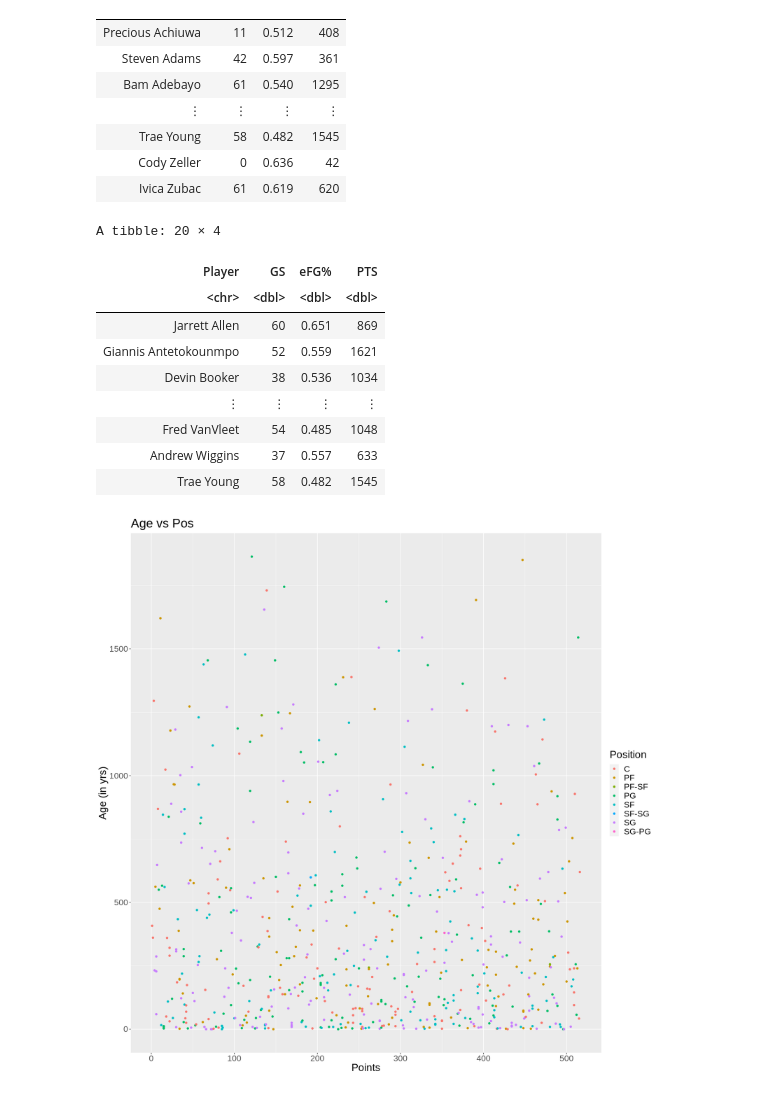
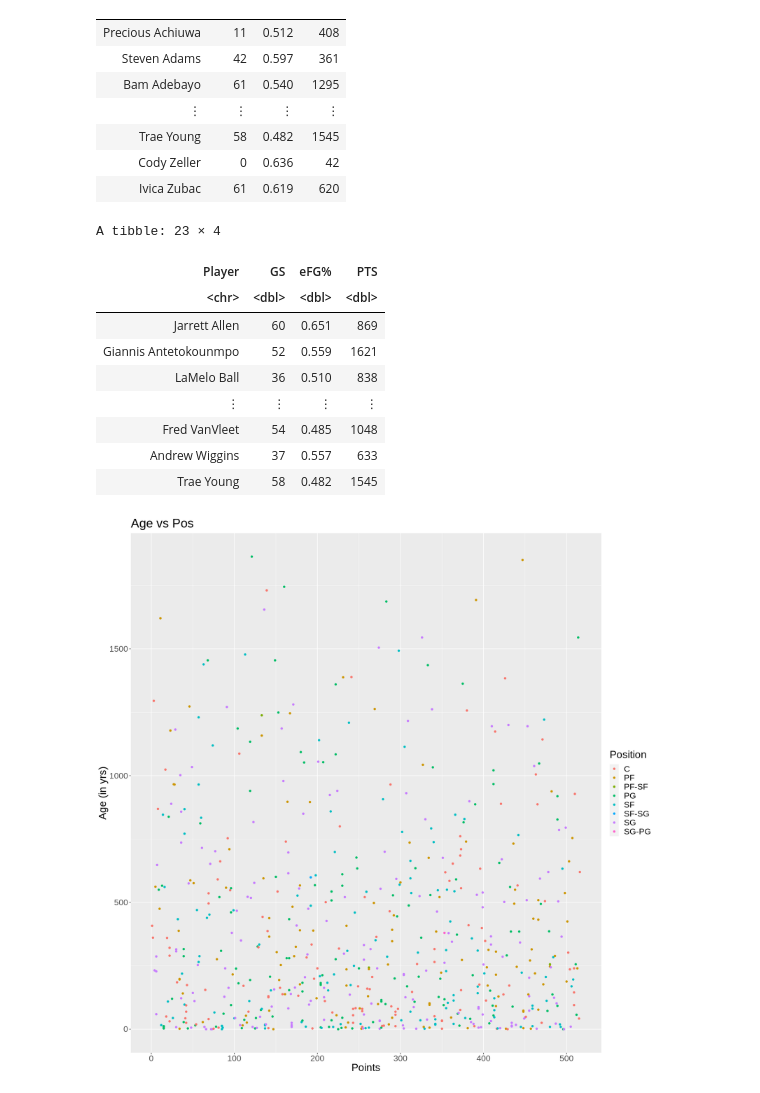
Before and after one commit to DrakenRaptor/Section006-28-Proposal, a Jupyter notebook: ProjectTrial.ipynb, the cells around one changed output. Cells and saved outputs as stored; diff of their text form; code cells hidden in the pictures.

Commit message:
Change the player's name for all star human readable

```diff
--- a/ProjectTrial.ipynb
+++ b/ProjectTrial.ipynb
@@ -84,36 +66,36 @@ A tibble: 644 × 4
 all_stars_2022 <- selected_vars |>
                   filter(Player == "Stephen Curry"|
                          Player == "LeBron James"|
                          Player == "Giannis Antetokounmpo"|
                          Player == "DeMar DeRozan"|
                          Player == "Nikola Jokić"|
                          Player == "Luka Dončić"|
                          Player == "Darius Garland"|
                          Player == "Jarrett Allen"|
                          Player == "Fred VanVleet"|
                          Player == "Jimmy Butler"|
                          Player == "Chris Paul"|
                          Player == "Joel Embiid"|
                          Player == "Jayson Tatum"|
                          Player == "Trae Young"|
                          Player == "Ja Morant"|
                          Player == "Andrew Wiggins"|
                          Player == "Devin Booker"|
                          Player == "Dejounte Murray"|
-                         Player == "LeMelo Ball"|
+                         Player == "LaMelo Ball"|
                          Player == "Khris Middleton"|
                          Player == "Karl-Anthony Towns"|
                          Player == "Rudy Gobert"|
                          Player == "Zach LaVine")
 
 all_stars_2022
 # %% [output]
-A tibble: 20 × 4
+A tibble: 23 × 4
 | Player | GS | eFG% | PTS |
 | <chr> | <dbl> | <dbl> | <dbl> |
 | Jarrett Allen | 60 | 0.651 | 869 |
 | Giannis Antetokounmpo | 52 | 0.559 | 1621 |
-| Devin Booker | 38 | 0.536 | 1034 |
+| LaMelo Ball | 36 | 0.510 | 838 |
 | ⋮ | ⋮ | ⋮ | ⋮ |
 | Fred VanVleet | 54 | 0.485 | 1048 |
 | Andrew Wiggins | 37 | 0.557 | 633 |
```
Also changed, not shown: parts of 1 cell of this notebook.
